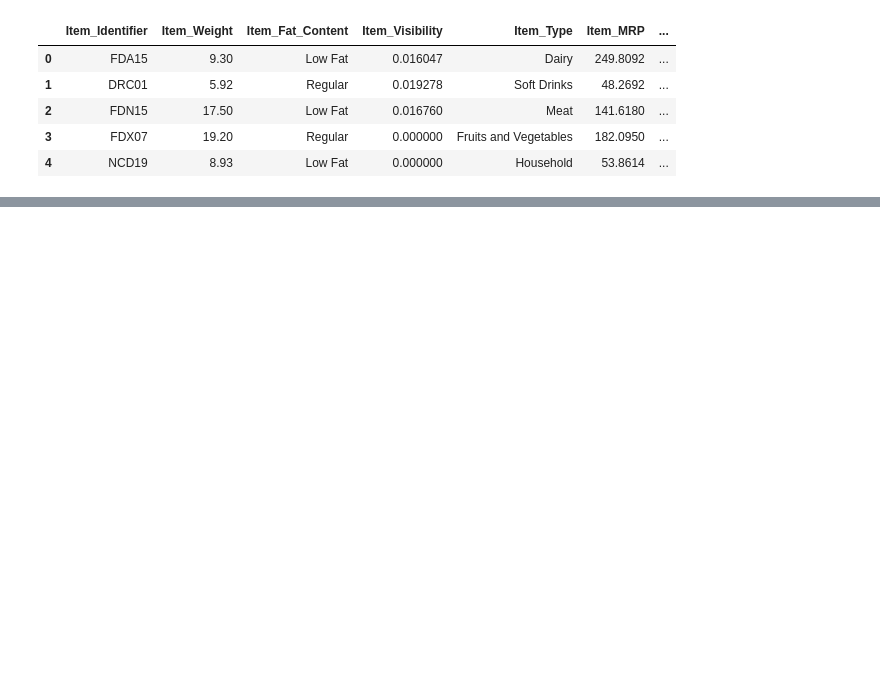
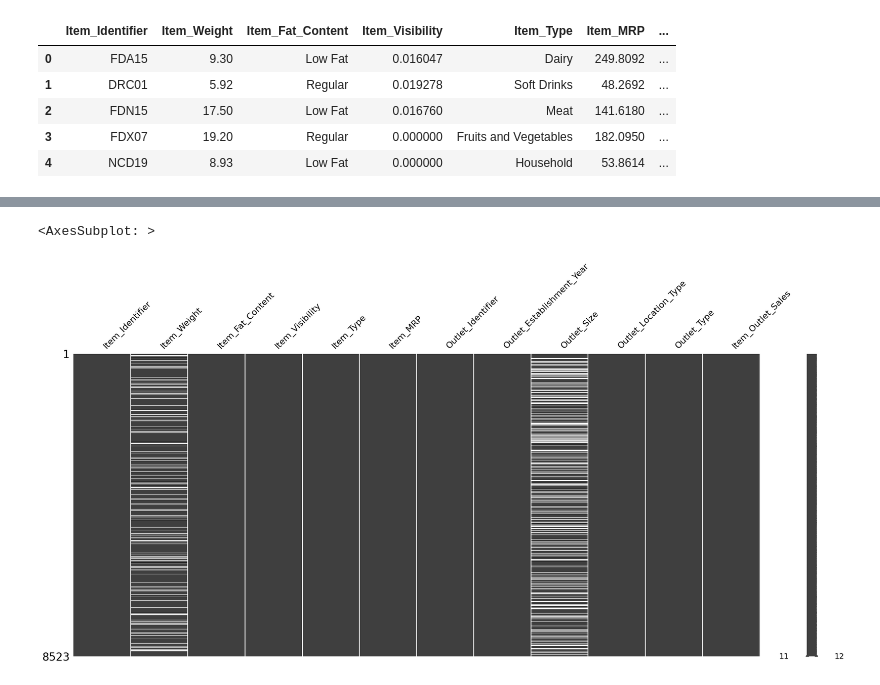
Before and after one commit to NoobPro004/Python, a Jupyter notebook: Machine Learning/Predictive Modelling/Big-Mart-Sales-Prediction/big_data_mart.ipynb, the cells around one changed output, grey strips where cells are left out. Saved outputs shown, nothing was run; the diff lists cells and outputs as text; code cells hidden in the pictures; blank space fills up the shorter version.

```diff
--- a/Machine Learning/Predictive Modelling/Big-Mart-Sales-Prediction/big_data_mart.ipynb
+++ b/Machine Learning/Predictive Modelling/Big-Mart-Sales-Prediction/big_data_mart.ipynb
@@ -13,0 +37,5 @@ df.head()
+# %%
+msno.matrix(df)
+# %% [output]
+<AxesSubplot: >
+[figure, added]
```
Also changed, not shown: parts of 12 cells of this notebook.
